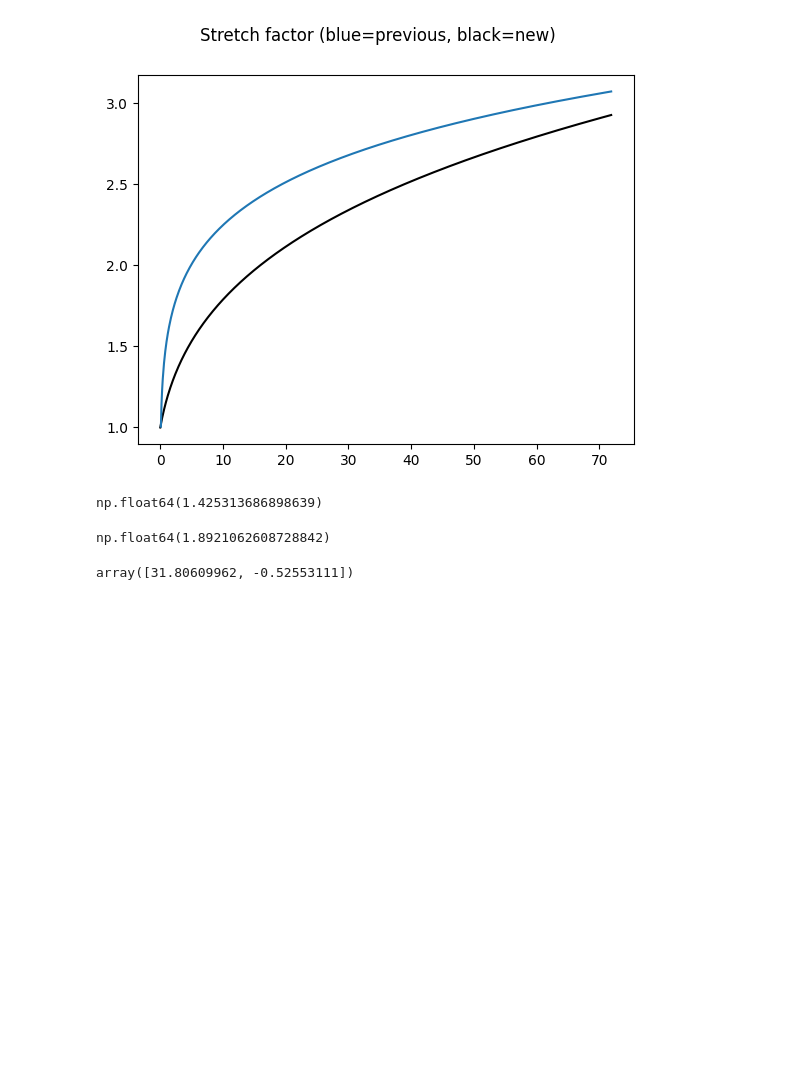
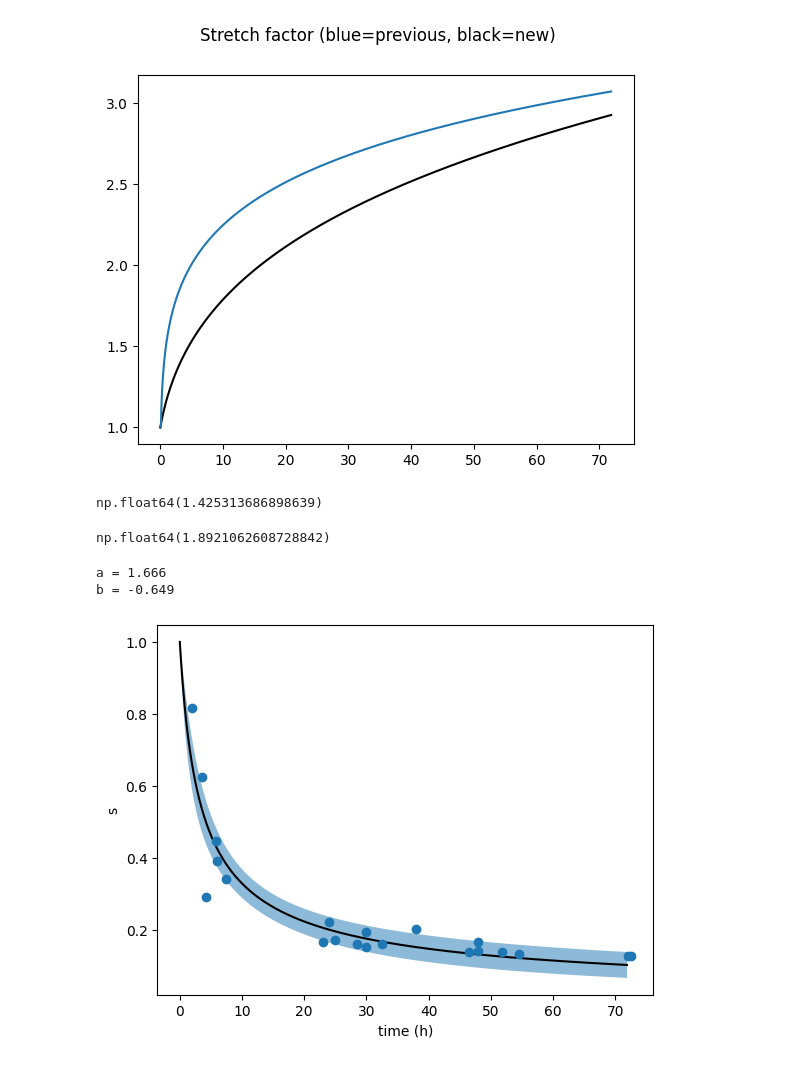
Before and after one commit to morphing-matter-lab/muscle-fiber-model, a Jupyter notebook: stats.ipynb, the cells around one changed output. Drawn from its saved outputs; the diff is of its cells as text; code cells hidden in the pictures; blank space fills up the shorter version.

```diff
--- a/stats.ipynb
+++ b/stats.ipynb
@@ -215,6 +220,37 @@ np.float64(1.425313686898639)
 # %% [output]
 np.float64(1.8921062608728842)
 # %%
-theta
+# time points
+t_data = np.array([2, 3.5, 4.25, 5.75, 6, 7.5, 23, 24, 25, 28.5, 30, 30, 32.5, 38, 46.5, 48, 48, 51.75, 54.5, 72, 72.5])
+
+# mean of n samples at each time
+y_mean = np.array([0.815450477, 0.623624856, 0.289453782, 0.447244106, 0.389906471, 0.341560599, 0.165998802, 0.220857047, 0.172457983, 0.159971989, 0.192372929, 0.150282839, 0.160196078, 0.20099386, 0.138926138, 0.140679272, 0.164561664, 0.137969188, 0.131959661, 0.127359944, 0.126437505])
+
+plt.errorbar(t_data, y_mean,
+    fmt='o', capsize=4, label='Data (mean ± SEM)'
+)
+
+optim_res = fitting(t_data, y_mean, 1, 1)
+
+print(f"a = {optim_res.x[0]:.3f}")
+print(f"b = {optim_res.x[1]:.3f}")
+
+
+t_fit = np.arange(0, 72, 0.1)
+
+y_fit, y_lower, y_upper = confidence_band(t_fit, optim_res, 1)
+
+plt.plot(t_fit, y_fit, 'k-', label='Weighted fit')
+
+plt.fill_between(t_fit, y_lower, y_upper,
+                 alpha=0.5, label='95% confidence band')
+# plt.suptitle('Fitting with both datasets')
+
+plt.xlabel("time (h)")
+plt.ylabel("s")
+
+plt.show()
 # %% [output]
-array([31.80609962, -0.52553111])
+a = 1.666
+b = -0.649
+[figure, added]
```
Also changed, not shown: parts of 5 cells of this notebook, 5 other files.
